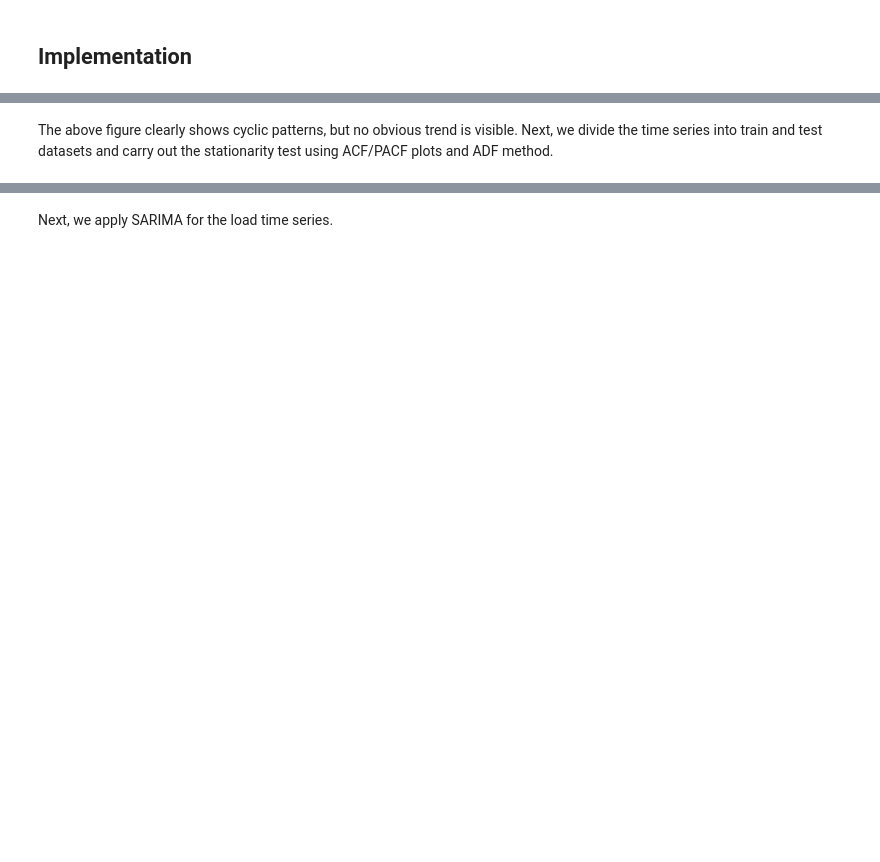
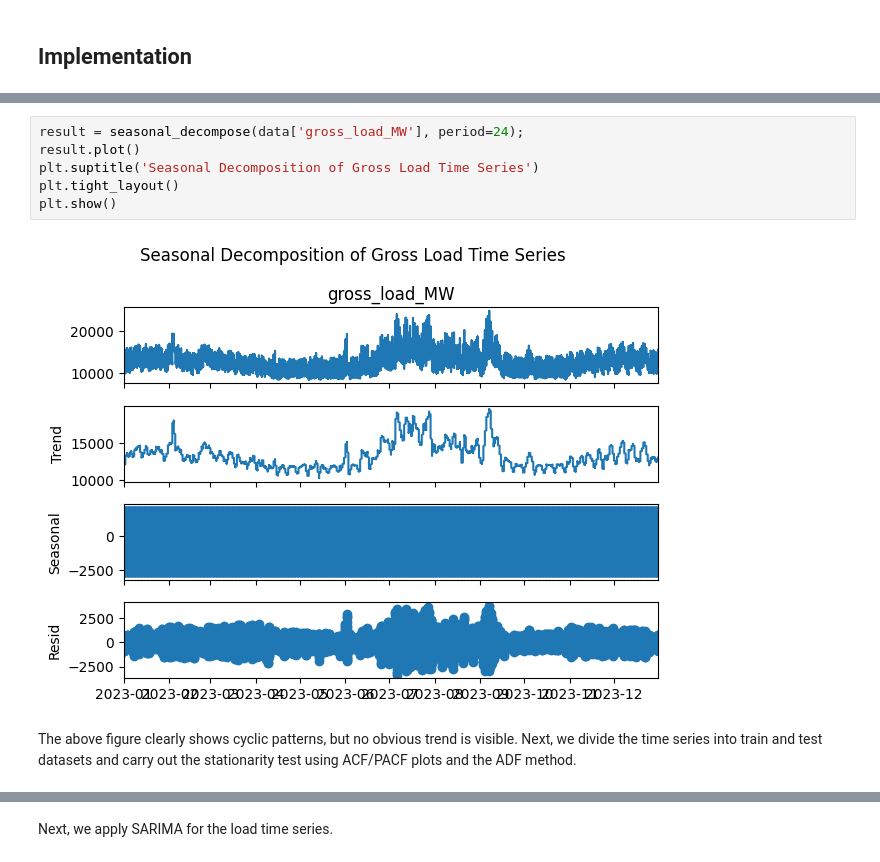
Before and after one commit to RahmanKhorramfar91/UAI_AI_Energy_Case_Studies, a Jupyter notebook: 1 - Load Forecasting.ipynb, the cells around one changed output, grey strips where cells are left out. Drawn from its saved outputs; the diff is of its cells as text; blank space fills up the shorter version.

```diff
--- a/1 - Load Forecasting.ipynb
+++ b/1 - Load Forecasting.ipynb
@@ -355,5 +357,13 @@ ax.text(hours_to_plot[0], 1.04*np.max(data['gross_load_MW'].iloc[hours_to_plot])
+# %%
+result = seasonal_decompose(data['gross_load_MW'], period=24);
+result.plot()
+plt.suptitle('Seasonal Decomposition of Gross Load Time Series')
+plt.tight_layout()
+plt.show()
+# %% [output]
+[figure, added]
 # %% [markdown]
-The above figure clearly shows cyclic patterns, but no obvious trend is visible. Next, we divide the time series into train and test datasets and carry out the stationarity test using ACF/PACF plots and ADF method.
+The above figure clearly shows cyclic patterns, but no obvious trend is visible. Next, we divide the time series into train and test datasets and carry out the stationarity test using ACF/PACF plots and the ADF method.
 # %%
 # ACF and PACF plots
 fig1 = plot_acf(train_load, lags=48);
```
Also changed, not shown: parts of 58 cells of this notebook.
